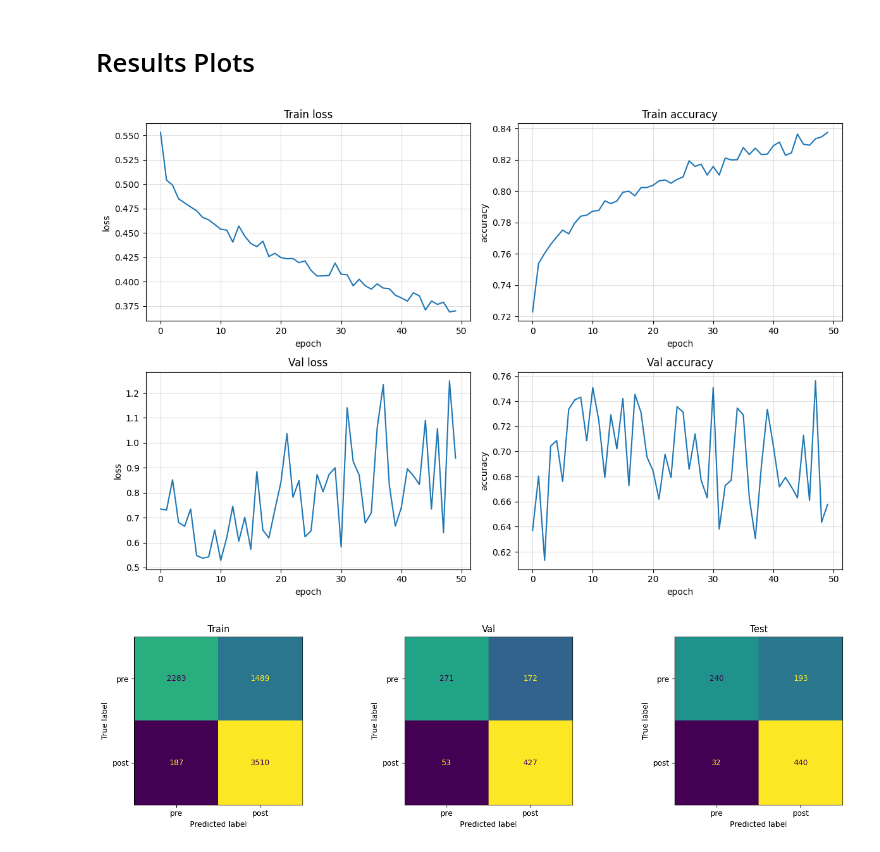
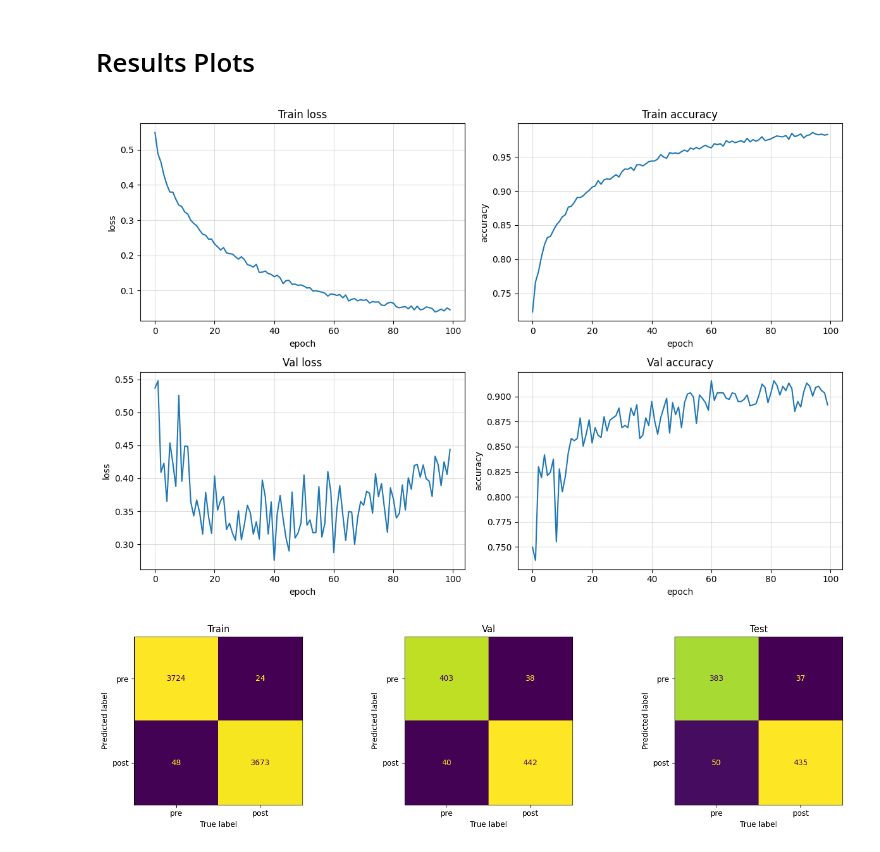
Before and after one commit to Mpinaz/Thesis, a Jupyter notebook: Model.ipynb, the cells around one changed output. Saved outputs shown, nothing was run; the diff lists cells and outputs as text; code cells hidden in the pictures.

```diff
--- a/Model.ipynb
+++ b/Model.ipynb
@@ -86,18 +115,18 @@ Events = Data + post
 Events = [(St, E, D) for (St, E, D) in Events if all(tr.stats.npts >= 1000 for tr in D)]
 
 # Smoothing
-for _, _, st in Events:
-  for tr in st:
+# for _, _, st in Events:
+#   for tr in st:
 
-    tr.detrend("demean")
-    tr.detrend("linear")
+#     tr.detrend("demean")
+#     tr.detrend("linear")
 
-    tr.filter(
-        "bandpass",
-        freqmin=1,
-        freqmax=20,
-        corners=4,
-        zerophase=True)
+#     tr.filter(
+#         "bandpass",
+#         freqmin=1,
+#         freqmax=20,
+#         corners=4,
+#         zerophase=True)
 # %%
 X = np.arange(len(Events))
 y = np.array([1 if E in POST_set else 0 for (St, E, D) in Events])
@@ -195,7 +245,7 @@ class CNN(nn.Module):
         return self.lin(x)
 # %%
 device = torch.device("cuda" if torch.cuda.is_available() else "cpu")
-Epochs = 50
+Epochs = 100
 OneD_model = CNN().to(device)
 
 crit = nn.CrossEntropyLoss()
@@ -353,7 +434,7 @@ Epochs = 100
 TwoD_model = CNN2D().to(device)
 
 crit = nn.CrossEntropyLoss()
-opt = optim.Adam(TwoD_model.parameters(), lr=1e-4)
+opt = optim.Adam(TwoD_model.parameters(), lr=1e-3)
 
 
 scheduler = optim.lr_scheduler.ReduceLROnPlateau(
@@ -451,9 +532,9 @@ Best val accuracy: 0.7996
 # Parla di come splitti gli eventi
 # Prendi sempre eventi pre casuali, non sempre gli stessi prima così puoi differenziare tra le stazioni e gli eventi, magari capisce qualcosa in più sul pre e classifica meglio
 # %%
-history, Using, model = history1D, "CNN1D", OneD_model
+# history, Using, model = history1D, "CNN1D", OneD_model
 
-# history, Using, model= history2D, "CNN2D", TwoD_model
+history, Using, model= history2D, "CNN2D", TwoD_model
 
 fig, ax = plt.subplots(2, 2, figsize=(12, 8))
 
@@ -481,7 +562,7 @@ fig.tight_layout()
 # fig.savefig(f"{Using}: Train and Validation set during Training.png", dpi=150, bbox_inches="tight")
 plt.show()
 # %% [output]
-[figure, old version]
+[figure, new version]
 # %%
 def get_preds(model, loader):
     y_true, y_pred = [], []
@@ -495,19 +576,21 @@ def get_preds(model, loader):
 # %%
 loaders = {"Train": train_loader_Spec, "Val": val_loader_Spec, "Test": test_loader_Spec} if Using == "CNN2D" else {"Train": train_loader_Wave, "Val": val_loader_Wave, "Test": test_loader_Wave}
 labels  = ["pre", "post"]        # 0 = pre, 1 = post
 model.eval()
 fig, axes = plt.subplots(1, 3, figsize=(15, 4))
 for ax, (name, loader) in zip(axes, loaders.items()):
     yt, yp = get_preds(model, loader)
     cm = confusion_matrix(yt, yp, labels=[0, 1])
-    ConfusionMatrixDisplay(cm, display_labels=labels).plot(ax=ax, colorbar=False)
+    ConfusionMatrixDisplay(cm.T, display_labels=labels).plot(ax=ax, colorbar=False)
+    ax.set_xlabel("True label")
+    ax.set_ylabel("Predicted label")
     ax.set_title(name)
 
 fig.tight_layout()
 # fig.savefig(f"{Using}: Confusion Matrices.png", dpi=150, bbox_inches="tight")
 plt.show()
 # %% [output]
-[figure, old version]
+[figure, new version]
 # %%
 model.eval()
 tst = test_loader_Wave if Using == "CNN1D" else test_loader_Spec
```
Also changed, not shown: parts of 10 cells of this notebook.
